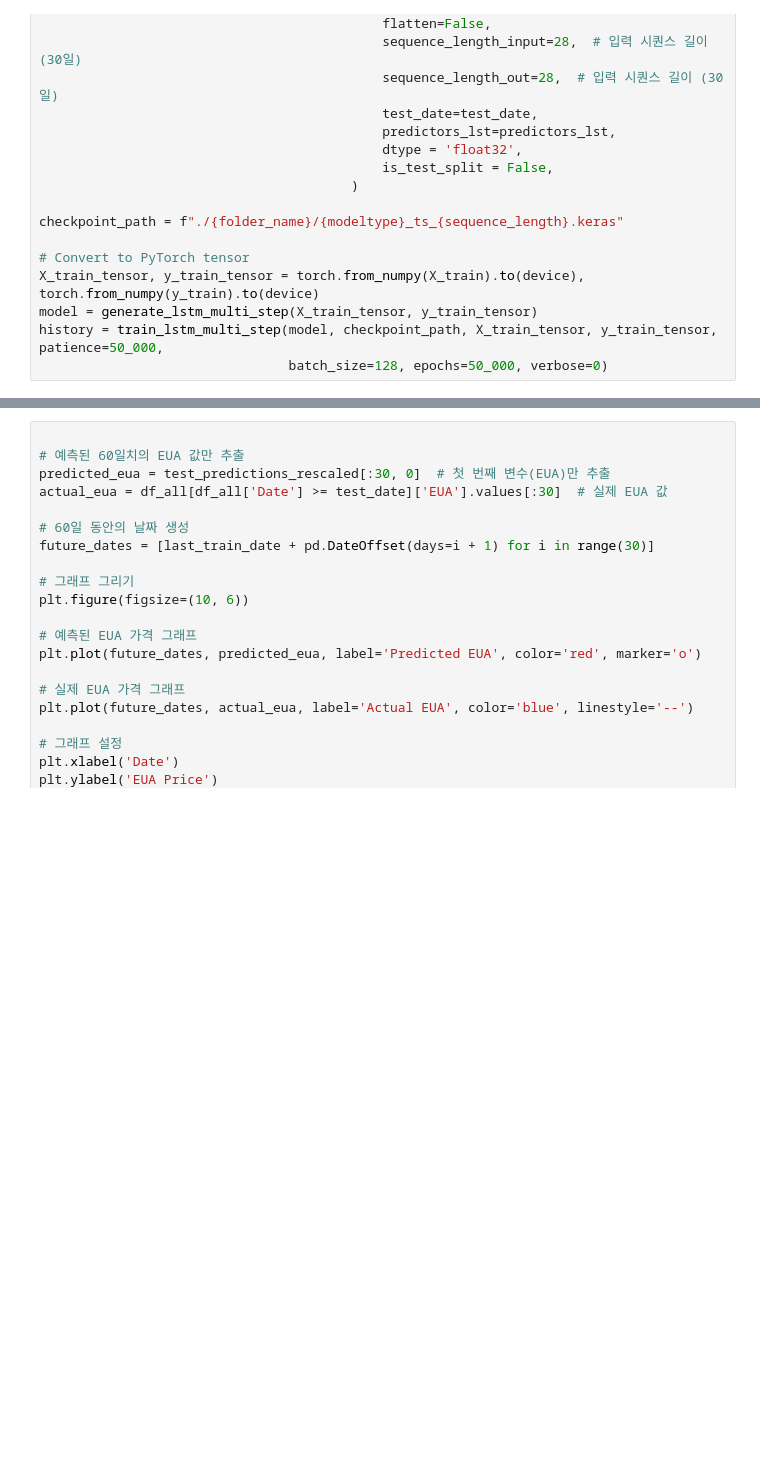
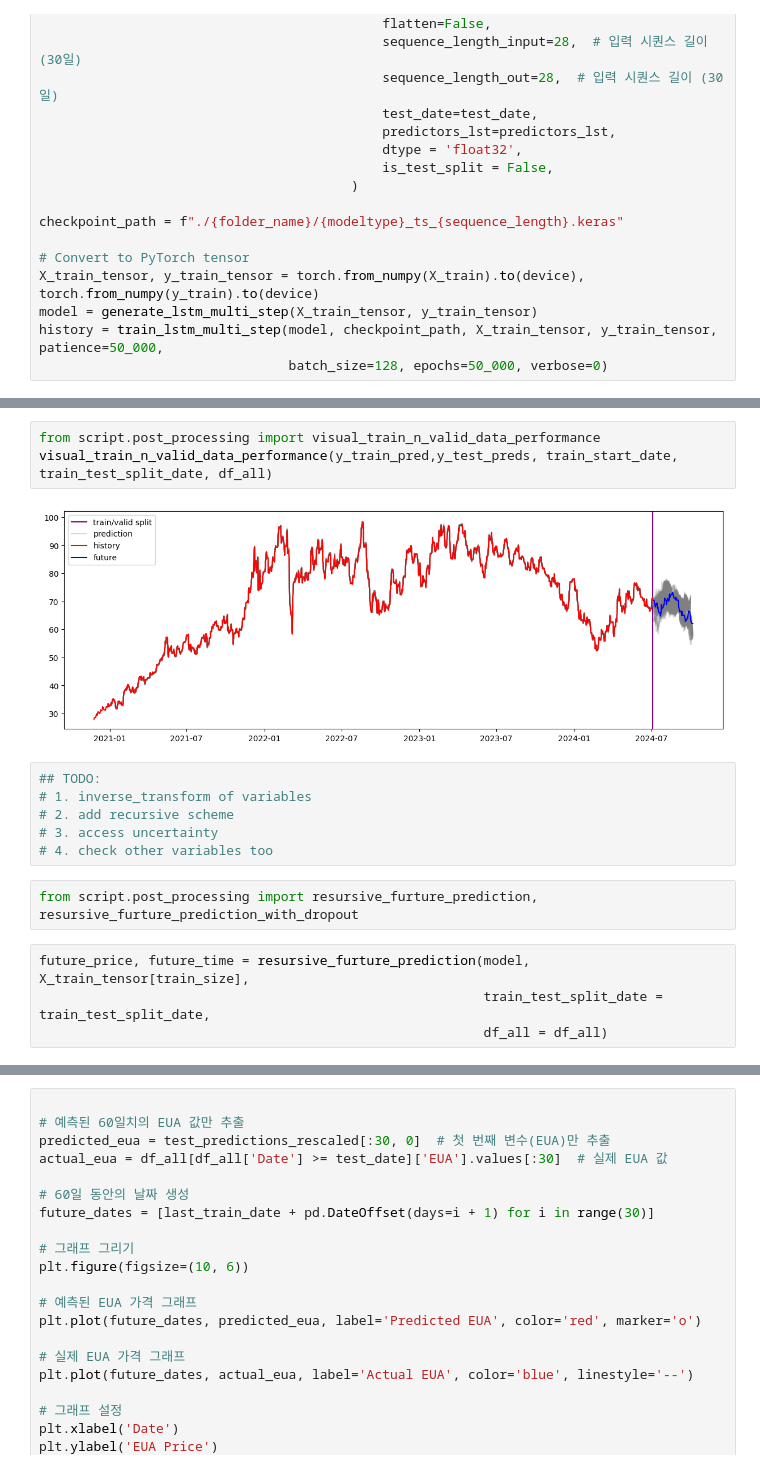
Before and after one commit to geomodeller/eua_prediction, a Jupyter notebook: MULTIRECURSIVE_HJ.ipynb, the cells around one changed output, grey strips where cells are left out. Drawn from its saved outputs; the diff is of its cells as text; blank space fills up the shorter version.

```diff
--- a/MULTIRECURSIVE_HJ.ipynb
+++ b/MULTIRECURSIVE_HJ.ipynb
@@ -177,0 +139,17 @@ plt.legend()
+# %%
+from script.post_processing import visual_train_n_valid_data_performance
+visual_train_n_valid_data_performance(y_train_pred,y_test_preds, train_start_date, train_test_split_date, df_all)
+# %% [output]
+[figure, added]
+# %%
+## TODO:
+# 1. inverse_transform of variables
+# 2. add recursive scheme
+# 3. access uncertainty
+# 4. check other variables too
+# %%
+from script.post_processing import resursive_furture_prediction, resursive_furture_prediction_with_dropout
+# %%
+future_price, future_time = resursive_furture_prediction(model, X_train_tensor[train_size],
+                                                         train_test_split_date = train_test_split_date,
+                                                         df_all = df_all)
```
Also changed, not shown: parts of 10 cells of this notebook, 1 other file.
